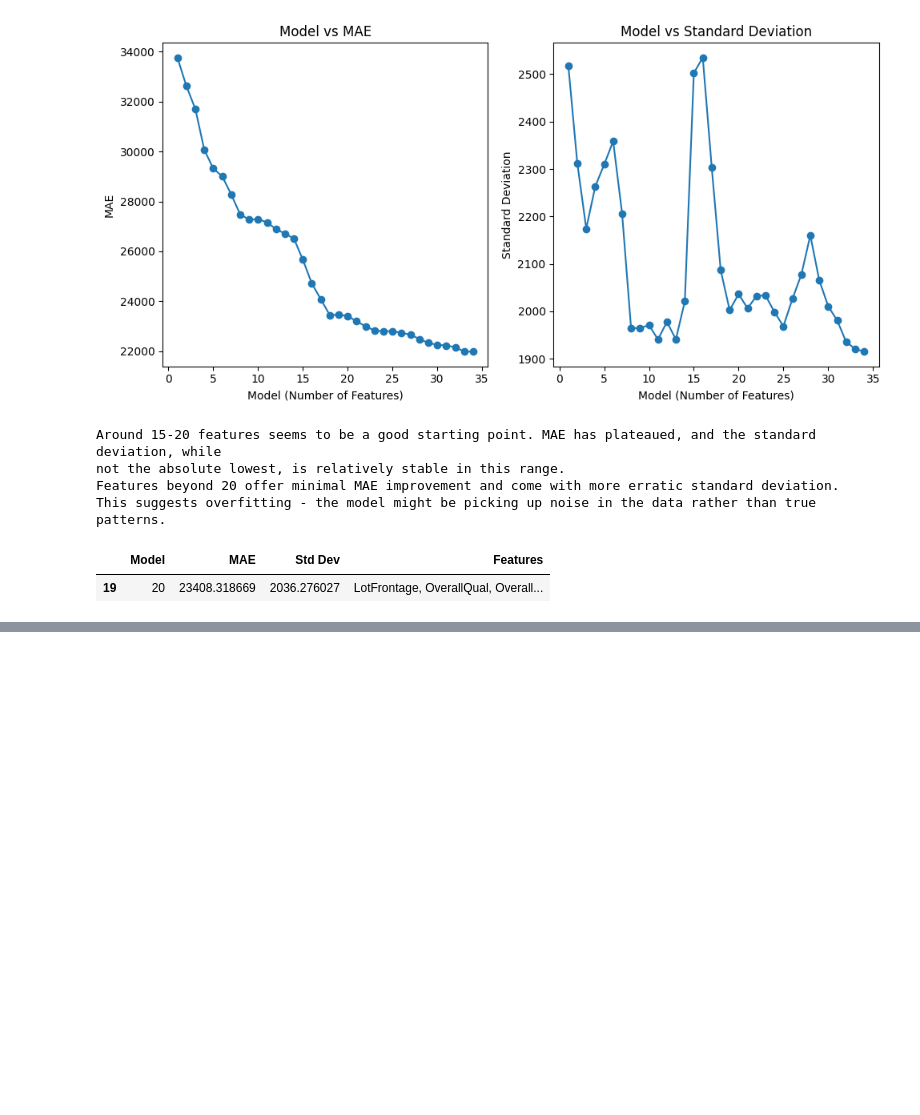
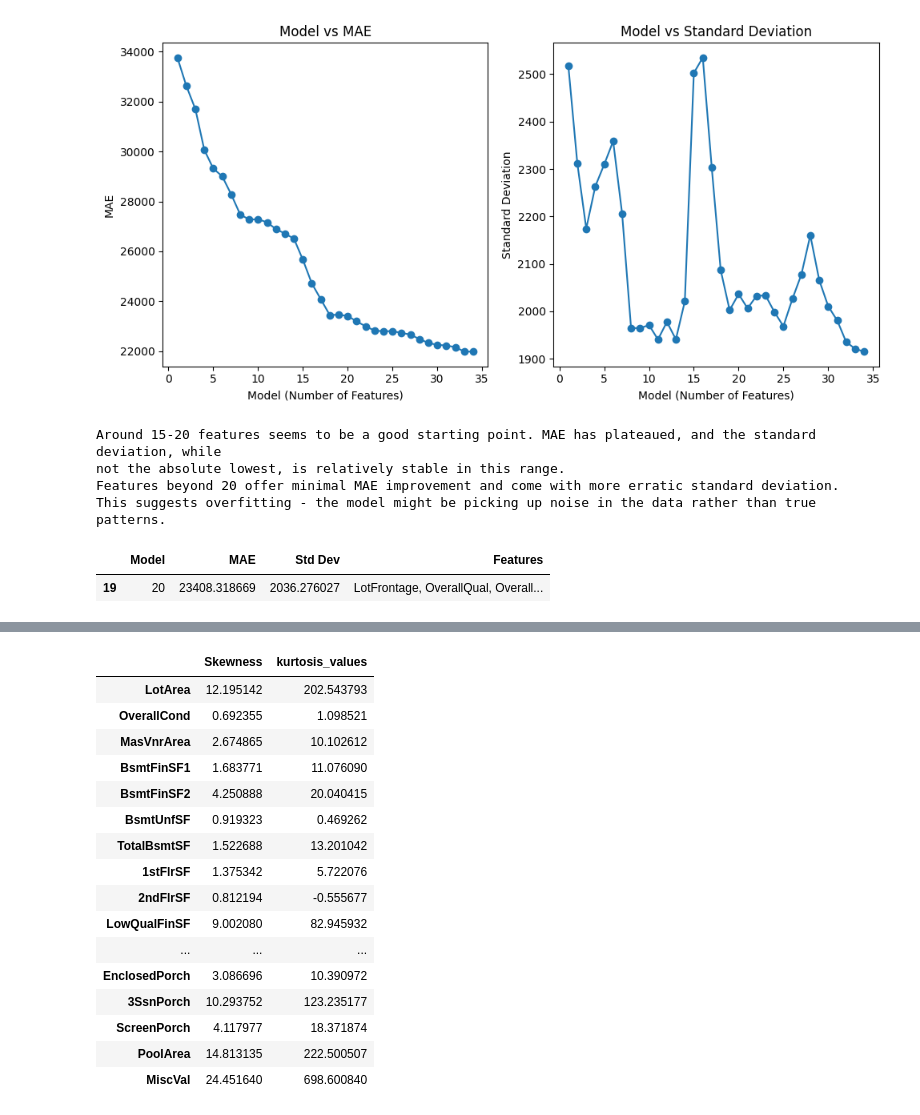
Before and after one commit to Anurag163/Kaggle--House-Prediction, a Jupyter notebook: RFE.ipynb, the cells around one changed output, grey strips where cells are left out. Cells and saved outputs as stored; diff of their text form; code cells hidden in the pictures; blank space fills up the shorter version.

```diff
--- a/RFE.ipynb
+++ b/RFE.ipynb
@@ -185,0 +205,21 @@ y_pred_model2_df.to_csv('/home/anuragverma/Desktop/Kaggle/Kaggle--House-Predicti
+# %%
+#train
+display(summary_df[(summary_df['Skewness']>=0.5)])
+# %% [output]
+|  | Skewness | kurtosis_values |
+| LotArea | 12.195142 | 202.543793 |
+| OverallCond | 0.692355 | 1.098521 |
+| MasVnrArea | 2.674865 | 10.102612 |
+| BsmtFinSF1 | 1.683771 | 11.076090 |
+| BsmtFinSF2 | 4.250888 | 20.040415 |
+| BsmtUnfSF | 0.919323 | 0.469262 |
+| TotalBsmtSF | 1.522688 | 13.201042 |
+| 1stFlrSF | 1.375342 | 5.722076 |
+| 2ndFlrSF | 0.812194 | -0.555677 |
+| LowQualFinSF | 9.002080 | 82.945932 |
+| ... | ... | ... |
+| EnclosedPorch | 3.086696 | 10.390972 |
+| 3SsnPorch | 10.293752 | 123.235177 |
+| ScreenPorch | 4.117977 | 18.371874 |
+| PoolArea | 14.813135 | 222.500507 |
+| MiscVal | 24.451640 | 698.600840 |
```
Also changed, not shown: parts of 20 cells of this notebook, 3 other files.
